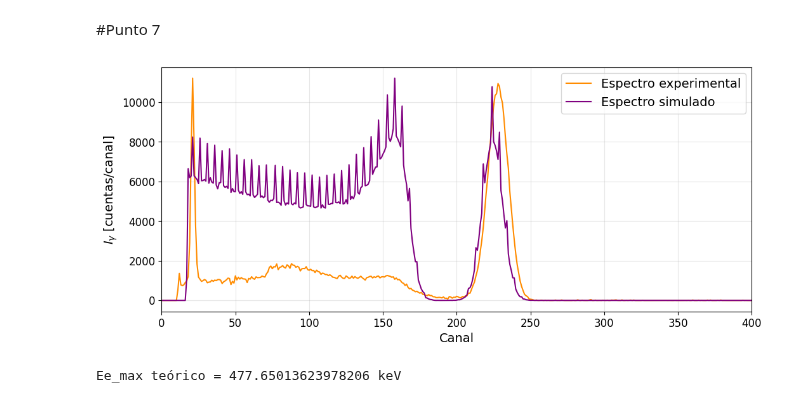
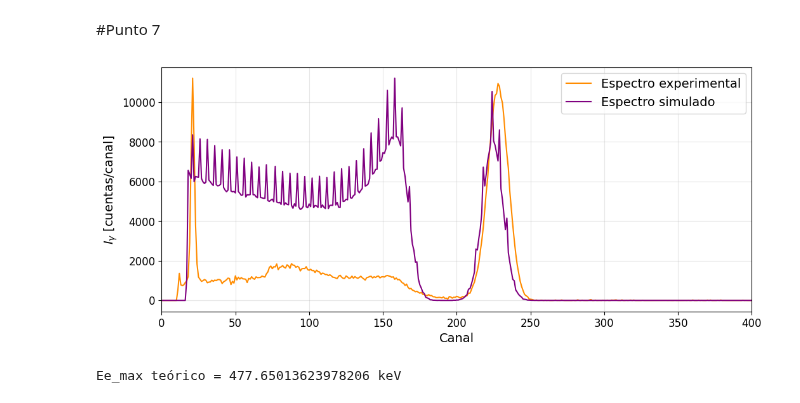
Before and after one commit to asarria48/Nuclear-physics, a Jupyter notebook: INexamenfinal.ipynb, the cells around one changed output. Saved outputs shown, nothing was run; the diff lists cells and outputs as text; code cells hidden in the pictures.

```diff
--- a/INexamenfinal.ipynb
+++ b/INexamenfinal.ipynb
@@ -518,7 +518,7 @@ def PEe(Ee, E1):
     return ds, Ee_max
 
 
-def construir_cdf_from_PEe(E1, n_bins=2000):
+def construir_cdf_from_PEe(E1, n_bins=1024):
     _, Ee_max = PEe([0], E1)
     edges = np.linspace(0, Ee_max, n_bins+1)
     centers = 0.5*(edges[:-1]+edges[1:])
@@ -660,7 +660,7 @@ def PEe(Ee, E1):
     ds = np.where(Ee <= Ee_max, ds, 0)
     return ds, Ee_max
 
-def construir_cdf_from_PEe(E1, n_bins=2000):
+def construir_cdf_from_PEe(E1, n_bins=1024):
     _, Ee_max = PEe([0], E1)
     edges = np.linspace(0, Ee_max, n_bins + 1)
     centers = 0.5 * (edges[:-1] + edges[1:])
@@ -698,7 +698,7 @@ def simular_ModeloA(
         E_foton = E1
 
 
-        for _int in range(N):
+        for _int in range(2):
 
             # Paso I: ¿interactúa?
             if paso1_interaccion(mu_f, mu_C, t) == 0:
@@ -761,7 +761,7 @@ histograma = simular_ModeloA(
 # -------------------------------------------------------------------------
 
 plt.figure(figsize=(10,4))
-plt.plot(histograma, color='purple', label='Espectro simulado, N interacciones')
+plt.plot(histograma, color='purple', label='Espectro simulado, 2 interacciones')
 plt.xlabel("$E_\gamma$ [keV]", fontsize=14)
 plt.ylabel("$I_\gamma$ [cuentas/canal]", fontsize=14)
 plt.xticks(fontsize=12)
@@ -779,10 +779,6 @@ Ee_max = 477.65013623978206
 # %% [markdown]
 #Punto 5
 # %%
-import numpy as np
-import random as rn
-import matplotlib.pyplot as plt
-
 rn.seed(123)
 np.random.seed(123)
 
@@ -830,7 +826,7 @@ def dsigma_dEe(Ee, E1):
     return ds, Ee_max
 
 
-def construir_cdf_from_dsigma(E1, n_bins=2000):
+def construir_cdf_from_dsigma(E1, n_bins=1024):
     _, Ee_max = dsigma_dEe([0.0], E1)
     edges = np.linspace(0.0, Ee_max, n_bins + 1)
     centers = 0.5 * (edges[:-1] + edges[1:])
@@ -890,9 +886,7 @@ def simular_ModeloA_noFWHM(
 
     return hist, np.array(Ee_compton_list)
 
-# --------------------------------------------------
-# parámetros y ejecución
-# --------------------------------------------------
+
 E1 = 662.0                # keV
 rho = 3.667               # g/cm^3
 mu_f = 1.079e-02 * rho    # mu fotoeléctrico (cm^-1)
@@ -1015,7 +1009,7 @@ def dsigma_dEe(Ee, E1):
     ds = np.where(Ee<=Ee_max, ds, 0)
     return ds, Ee_max
 
-def construir_cdf_from_dsigma(E1, n_bins=2000):
+def construir_cdf_from_dsigma(E1, n_bins=1024):
     _, Ee_max = dsigma_dEe([0], E1)
     edges = np.linspace(0, Ee_max, n_bins+1)
     centers = 0.5*(edges[:-1] + edges[1:])
@@ -1176,7 +1171,7 @@ def dsigma_dEe(Ee, E1):
     ds = np.where(Ee<=Ee_max, ds, 0)
     return ds, Ee_max
 
-def construir_cdf_from_dsigma(E1, n_bins=2000):
+def construir_cdf_from_dsigma(E1, n_bins=1024):
     _, Ee_max = dsigma_dEe([0], E1)
     edges = np.linspace(0, Ee_max, n_bins+1)
     centers = 0.5*(edges[:-1] + edges[1:])
@@ -1235,7 +1230,7 @@ centers, pdf, cdf, binw, Ee_max = construir_cdf_from_dsigma(E1)
 
 hist_sim = simular_ModeloA(N, mu_f, mu_C, t, E1,
                            centers, pdf, cdf, binw,
-                           N_CHANNELS=5000)
+                           N_CHANNELS=1024)
 
 
 canal_exp, cuentas_exp = leer_dat("NaI_137Cs_600s.dat")
@@ -1262,32 +1257,32 @@ def energia_a_canal_exp(E):
 N_CHANNELS_EXP = 1024
 hist_sim_expcal = np.zeros(N_CHANNELS_EXP)
 
 for canal_keV, cuentas in enumerate(hist_sim):
     E = canal_keV
     canal_new = int(round(energia_a_canal_exp(E)))
     if 0 <= canal_new < N_CHANNELS_EXP:
         hist_sim_expcal[canal_new] += cuentas
 
 # normalizar fondo Compton
 max_exp = np.max(cuentas_corr)
 max_sim = np.max(hist_sim_expcal)
 factor = max_exp / max_sim
 hist_sim_norm = hist_sim_expcal * factor
 
 # gráfica del punto 7 (en canales)
 plt.figure(figsize=(12,5))
 plt.plot(canal_exp, cuentas_corr, label="Espectro experimental", color="darkorange")
 plt.plot(hist_sim_norm, label="Espectro simulado", color="purple")
 plt.xlabel("Canal", fontsize=14)
 plt.ylabel("$I_\gamma$ [cuentas/canal]", fontsize=14)
 plt.xticks(fontsize=12)
 plt.yticks(fontsize=12)
 plt.xlim(0,400)
 plt.legend(fontsize=14)
 plt.grid(alpha=0.3)
 plt.show()
 
 print("Ee_max teórico =", Ee_max, "keV")
 # %% [output]
-[figure, old version]
+[figure, new version]
 Ee_max teórico = 477.65013623978206 keV
```
Also changed, not shown: parts of 4 cells of this notebook.
